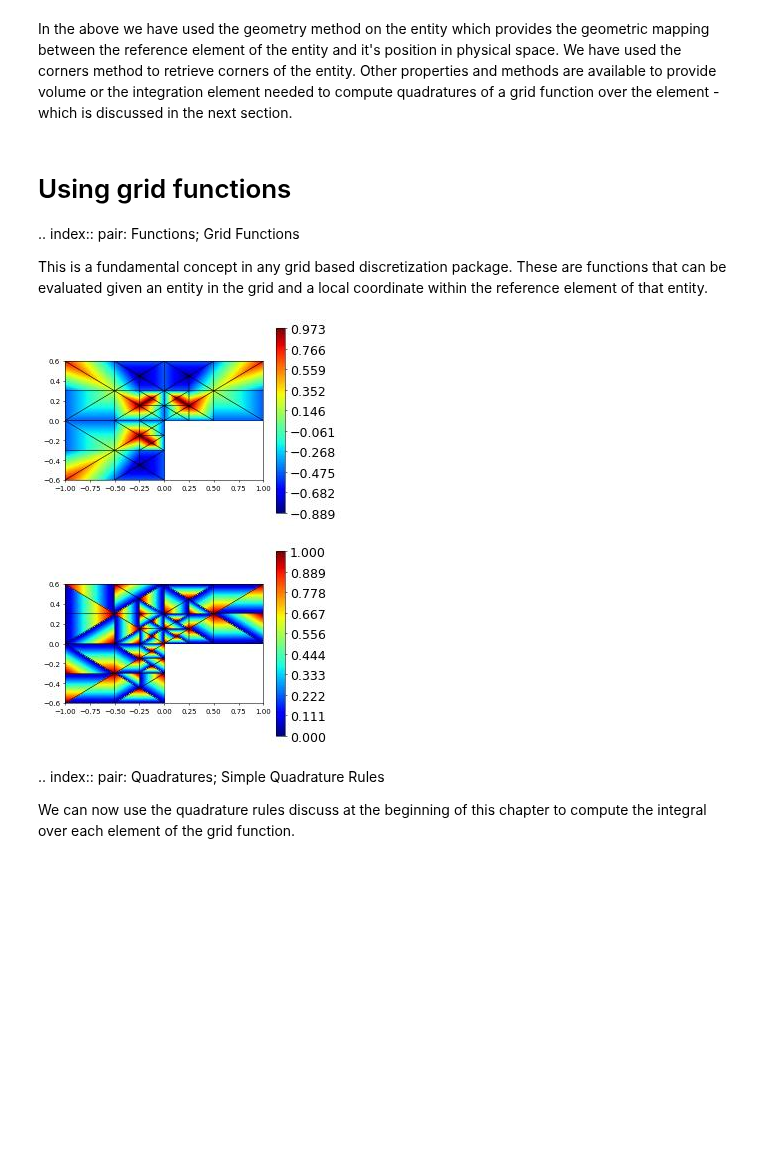
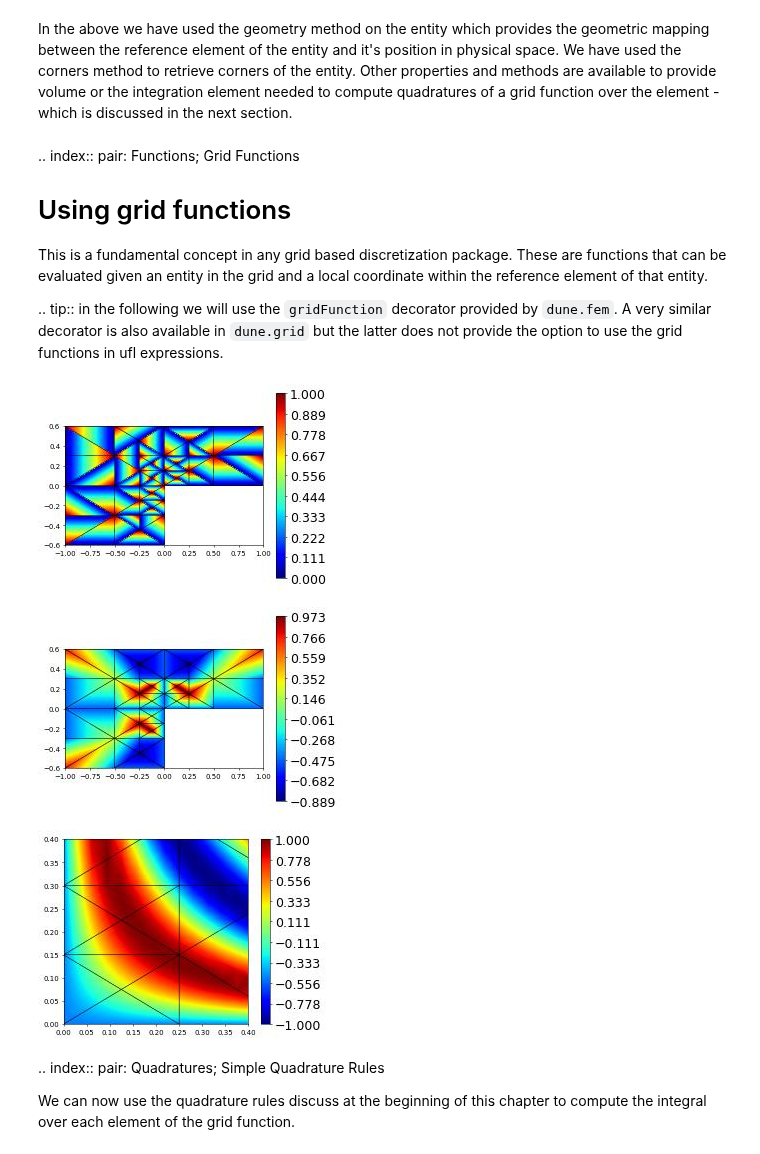
Before and after one commit to dune-project/dune-fempy, a Jupyter notebook: doc/dune-corepy_nb.ipynb, the cells around one changed output. Drawn from its saved outputs; the diff is of its cells as text; code cells hidden in the pictures; blank space fills up the shorter version.

```diff
--- a/doc/dune-corepy_nb.ipynb
+++ b/doc/dune-corepy_nb.ipynb
@@ -187,32 +243,40 @@ are available to provide volume or the integration element needed to
 compute quadratures of a grid function over the element -
 which is discussed in the next section.
 # %% [markdown]
-# Using grid functions
+
 .. index::
    pair: Functions; Grid Functions
 
+# Using grid functions
 This is a fundamental concept in any grid based discretization package.
 These are functions that can be evaluated given an entity in the grid and
 a local coordinate within the reference element of that entity.
+
+.. tip:: in the following we will use the `gridFunction` decorator
+   provided by `dune.fem`. A very similar decorator is also available in
+   `dune.grid` but the latter does not provide the option to use the grid
+   functions in ufl expressions.
 # %%
 @dune.fem.function.gridFunction(aluView, name="cos", order=3)
 def f(x):
     return numpy.cos(2.*numpy.pi/(0.3+abs(x[0]*x[1])))
 
 @dune.fem.function.gridFunction(aluView, name="hat0", order=3)
 def hat0(element,hatx):
     return 1-hatx[0]-hatx[1]
 
 hatx = FieldVector([1./3., 1./3.])
 maxValue = max(f(e, hatx) for e in f.gridView.elements)
 
 maxValue = max(f(e.geometry.toGlobal(hatx)) for e in f.gridView.elements)
 
+hat0.plot()
 f.plot()
-hat0.plot()
+f.plot(level=3,xlim=[0,0.4], ylim=[0,0.4])
 # %% [output]
-[figure, old version]
+[figure, new version]
-[figure, old version]
+[figure, new version]
+[figure, added]
 # %% [markdown]
 .. index::
    pair: Quadratures; Simple Quadrature Rules
```
Also changed, not shown: parts of 37 cells of this notebook, 44 other files.
